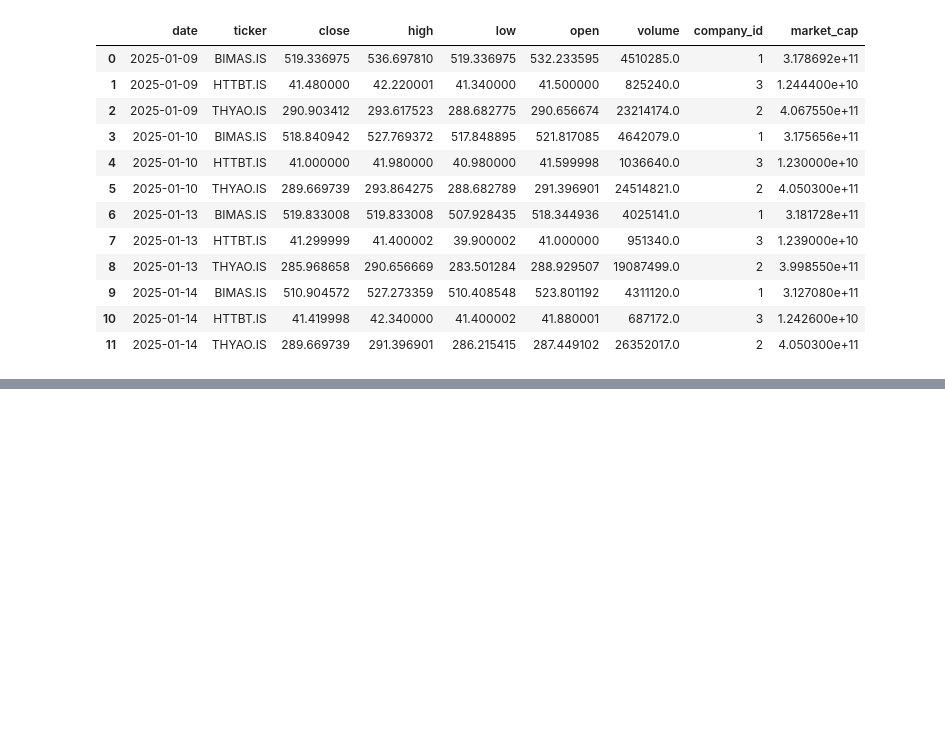
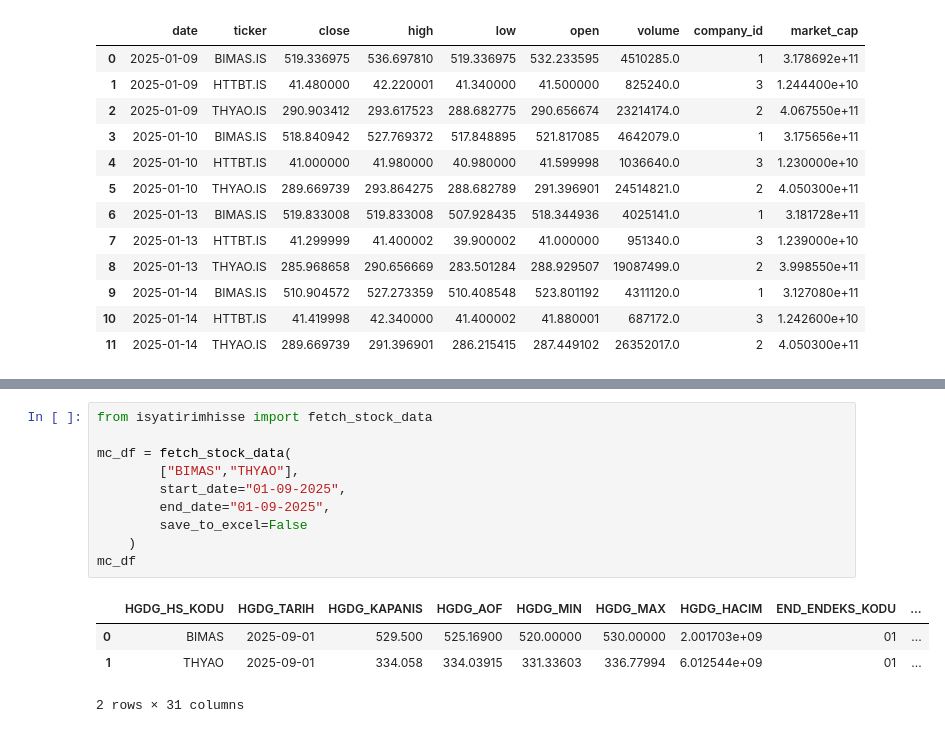
Before and after one commit to barbarosugurkan/portfolio-backtest-project, a Jupyter notebook: docs/test_fetch_prices.ipynb, the cells around one changed output, grey strips where cells are left out. Drawn from its saved outputs; the diff is of its cells as text; blank space fills up the shorter version.

```diff
--- a/docs/test_fetch_prices.ipynb
+++ b/docs/test_fetch_prices.ipynb
@@ -250,0 +260,15 @@ data
+# %%
+from isyatirimhisse import fetch_stock_data
+
+mc_df = fetch_stock_data(
+        ["BIMAS","THYAO"],
+        start_date="01-09-2025",
+        end_date="01-09-2025",
+        save_to_excel=False
+    )
+mc_df
+# %% [output]
+|  | HGDG_HS_KODU | HGDG_TARIH | HGDG_KAPANIS | HGDG_AOF | HGDG_MIN | HGDG_MAX | HGDG_HACIM | END_ENDEKS_KODU | ... |
+| 0 | BIMAS | 2025-09-01 | 529.500 | 525.16900 | 520.00000 | 530.00000 | 2.001703e+09 | 01 | ... |
+| 1 | THYAO | 2025-09-01 | 334.058 | 334.03915 | 331.33603 | 336.77994 | 6.012544e+09 | 01 | ... |
+2 rows × 31 columns
```
Also changed, not shown: parts of 10 cells of this notebook, 1 other file.
